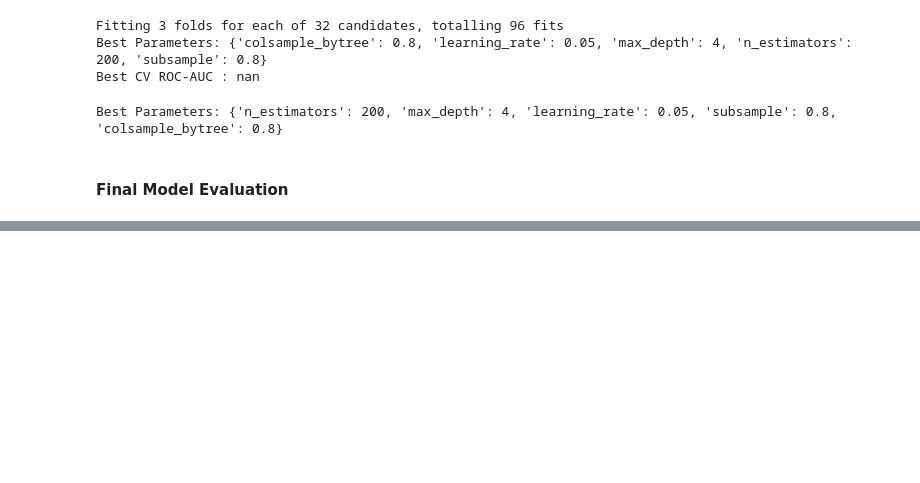
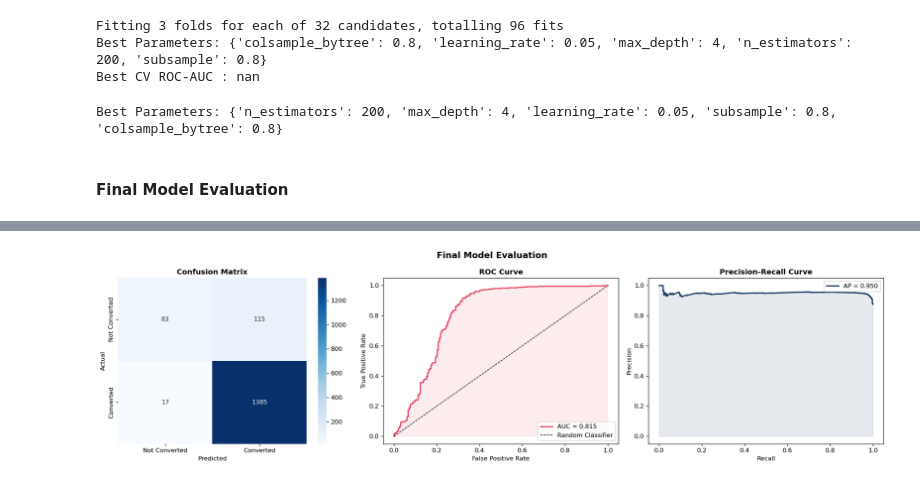
Before and after one commit to Poojaschavan97/Digital-Marketing-Campaign, a Jupyter notebook: Digital Marketing.ipynb, the cells around one changed output, grey strips where cells are left out. Cells and saved outputs as stored; diff of their text form; code cells hidden in the pictures; blank space fills up the shorter version.

```diff
--- a/Digital Marketing.ipynb
+++ b/Digital Marketing.ipynb
@@ -824,3 +824,20 @@ print('Best Parameters:', best_params)
 Best Parameters: {'n_estimators': 200, 'max_depth': 4, 'learning_rate': 0.05, 'subsample': 0.8, 'colsample_bytree': 0.8}
 # %% [markdown]
 #### Final Model Evaluation
+# %%
+best_model = XGBClassifier(
+    **best_params, random_state=42, eval_metric='logloss', verbosity=0
+)
+best_model.fit(X_train_res, y_train_res)
+
+y_pred      = best_model.predict(X_test_proc)
+y_pred_prob = best_model.predict_proba(X_test_proc)[:, 1]
+
+print("=" * 55)
+print("         FINAL MODEL: XGBoost (Tuned)")
+print("=" * 55)
+print(f"  ROC-AUC Score : {roc_auc_score(y_test, y_pred_prob):.4f}")
+print(f"  F1 Score      : {f1_score(y_test, y_pred):.4f}")
+print("=" * 55)
+print("\nClassification Report:")
+print(classification_report(y_test, y_pred, target_names=['Not Converted', 'Converted']))
@@ -826,0 +861,38 @@ Best Parameters: {'n_estimators': 200, 'max_depth': 4, 'learning_rate': 0.05, 's
+# %%
+fig, axes = plt.subplots(1, 3, figsize=(18, 5))
+
+# 1. Confusion Matrix
+cm = confusion_matrix(y_test, y_pred)
+sns.heatmap(cm, annot=True, fmt='d', cmap='Blues', ax=axes[0],
+            xticklabels=['Not Converted', 'Converted'],
+            yticklabels=['Not Converted', 'Converted'])
+axes[0].set_title('Confusion Matrix', fontweight='bold')
+axes[0].set_ylabel('Actual')
+axes[0].set_xlabel('Predicted')
+
+# 2. ROC Curve
+fpr, tpr, _ = roc_curve(y_test, y_pred_prob)
+auc_val = roc_auc_score(y_test, y_pred_prob)
+axes[1].plot(fpr, tpr, color=PALETTE[0], lw=2, label=f'AUC = {auc_val:.3f}')
+axes[1].plot([0,1],[0,1], 'k--', lw=1, label='Random Classifier')
+axes[1].fill_between(fpr, tpr, alpha=0.1, color=PALETTE[0])
+axes[1].set_title('ROC Curve', fontweight='bold')
+axes[1].set_xlabel('False Positive Rate')
+axes[1].set_ylabel('True Positive Rate')
+axes[1].legend()
+
+# 3. Precision-Recall Curve
+prec, rec, _ = precision_recall_curve(y_test, y_pred_prob)
+ap = average_precision_score(y_test, y_pred_prob)
+axes[2].plot(rec, prec, color=PALETTE[1], lw=2, label=f'AP = {ap:.3f}')
+axes[2].fill_between(rec, prec, alpha=0.1, color=PALETTE[1])
+axes[2].set_title('Precision-Recall Curve', fontweight='bold')
+axes[2].set_xlabel('Recall')
+axes[2].set_ylabel('Precision')
+axes[2].legend()
+
+plt.suptitle('Final Model Evaluation', fontsize=14, fontweight='bold')
+plt.tight_layout()
+plt.show()
+# %% [output]
+[figure, added]
```
Also changed, not shown: parts of 11 cells of this notebook, 1 other file.
